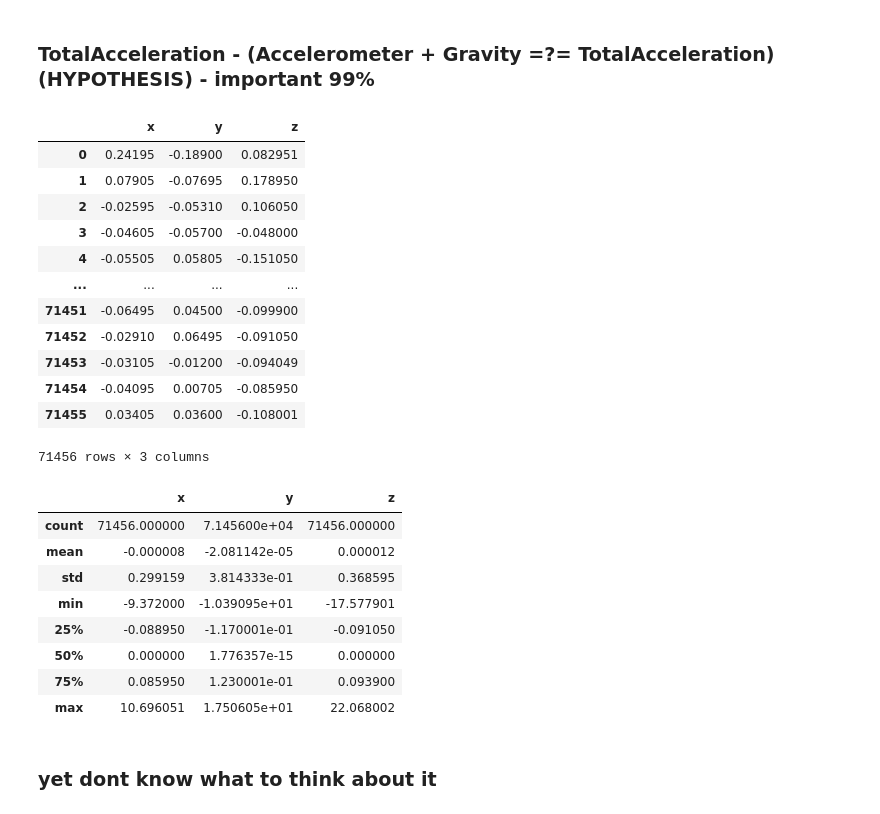
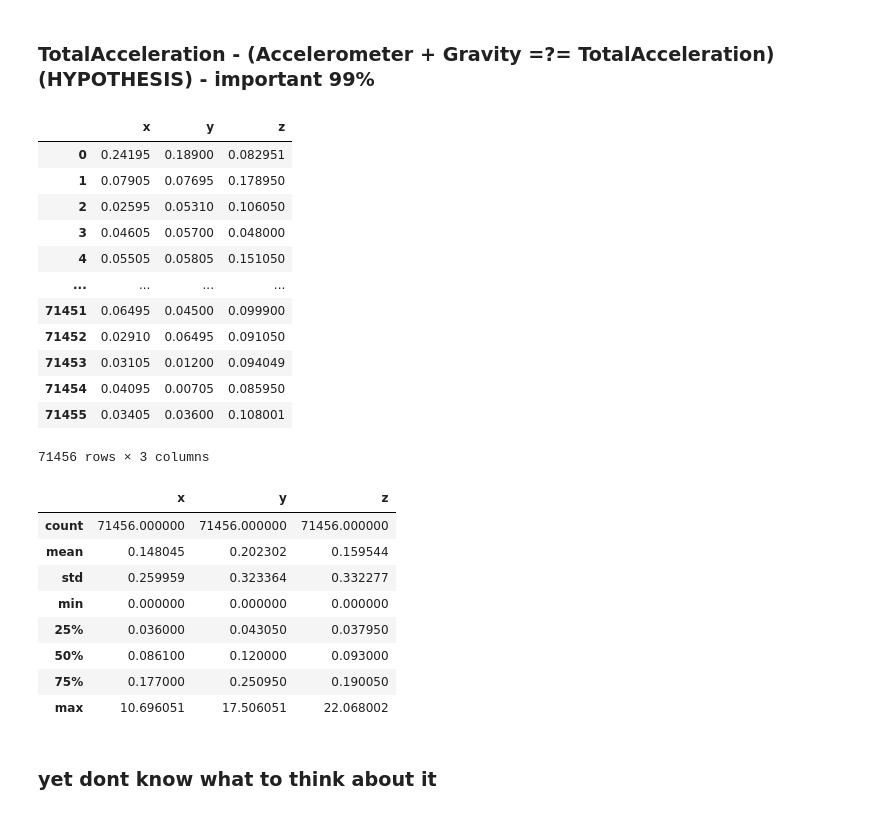
Before and after one commit to FilipLangiewicz/ActivityDetection, a Jupyter notebook: code/eda_maciek.ipynb, the cells around one changed output. Cells and saved outputs as stored; diff of their text form; code cells hidden in the pictures.

```diff
--- a/code/eda_maciek.ipynb
+++ b/code/eda_maciek.ipynb
@@ -294,38 +349,38 @@ Name: grav, dtype: float64
 ### TotalAcceleration - (Accelerometer + Gravity =?= TotalAcceleration) (HYPOTHESIS) - important 99%
 # %%
 df = pd.DataFrame({
-        'x' : dataframes['Accelerometer']['x']+dataframes['Gravity']['x'] - dataframes['TotalAcceleration']['x'],
-        'y' : dataframes['Accelerometer']['y']+dataframes['Gravity']['y'] - dataframes['TotalAcceleration']['y'],
-        'z' : dataframes['Accelerometer']['z']+dataframes['Gravity']['z'] - dataframes['TotalAcceleration']['z']
+        'x' : abs(dataframes['Accelerometer']['x']+dataframes['Gravity']['x'] - dataframes['TotalAcceleration']['x']),
+        'y' : abs(dataframes['Accelerometer']['y']+dataframes['Gravity']['y'] - dataframes['TotalAcceleration']['y']),
+        'z' : abs(dataframes['Accelerometer']['z']+dataframes['Gravity']['z'] - dataframes['TotalAcceleration']['z'])
         })
 df = df.dropna()
 df
 # %% [output]
 |  | x | y | z |
-| 0 | 0.24195 | -0.18900 | 0.082951 |
-| 1 | 0.07905 | -0.07695 | 0.178950 |
-| 2 | -0.02595 | -0.05310 | 0.106050 |
-| 3 | -0.04605 | -0.05700 | -0.048000 |
-| 4 | -0.05505 | 0.05805 | -0.151050 |
+| 0 | 0.24195 | 0.18900 | 0.082951 |
+| 1 | 0.07905 | 0.07695 | 0.178950 |
+| 2 | 0.02595 | 0.05310 | 0.106050 |
+| 3 | 0.04605 | 0.05700 | 0.048000 |
+| 4 | 0.05505 | 0.05805 | 0.151050 |
 | ... | ... | ... | ... |
-| 71451 | -0.06495 | 0.04500 | -0.099900 |
-| 71452 | -0.02910 | 0.06495 | -0.091050 |
-| 71453 | -0.03105 | -0.01200 | -0.094049 |
-| 71454 | -0.04095 | 0.00705 | -0.085950 |
-| 71455 | 0.03405 | 0.03600 | -0.108001 |
+| 71451 | 0.06495 | 0.04500 | 0.099900 |
+| 71452 | 0.02910 | 0.06495 | 0.091050 |
+| 71453 | 0.03105 | 0.01200 | 0.094049 |
+| 71454 | 0.04095 | 0.00705 | 0.085950 |
+| 71455 | 0.03405 | 0.03600 | 0.108001 |
 71456 rows × 3 columns
 # %%
 df.describe()
 # %% [output]
 |  | x | y | z |
-| count | 71456.000000 | 7.145600e+04 | 71456.000000 |
-| mean | -0.000008 | -2.081142e-05 | 0.000012 |
-| std | 0.299159 | 3.814333e-01 | 0.368595 |
-| min | -9.372000 | -1.039095e+01 | -17.577901 |
-| 25% | -0.088950 | -1.170001e-01 | -0.091050 |
-| 50% | 0.000000 | 1.776357e-15 | 0.000000 |
-| 75% | 0.085950 | 1.230001e-01 | 0.093900 |
-| max | 10.696051 | 1.750605e+01 | 22.068002 |
+| count | 71456.000000 | 71456.000000 | 71456.000000 |
+| mean | 0.148045 | 0.202302 | 0.159544 |
+| std | 0.259959 | 0.323364 | 0.332277 |
+| min | 0.000000 | 0.000000 | 0.000000 |
+| 25% | 0.036000 | 0.043050 | 0.037950 |
+| 50% | 0.086100 | 0.120000 | 0.093000 |
+| 75% | 0.177000 | 0.250950 | 0.190050 |
+| max | 10.696051 | 17.506051 | 22.068002 |
 # %% [markdown]
 ### yet dont know what to think about it
 # %% [markdown]
```
Also changed, not shown: parts of 24 cells of this notebook.
